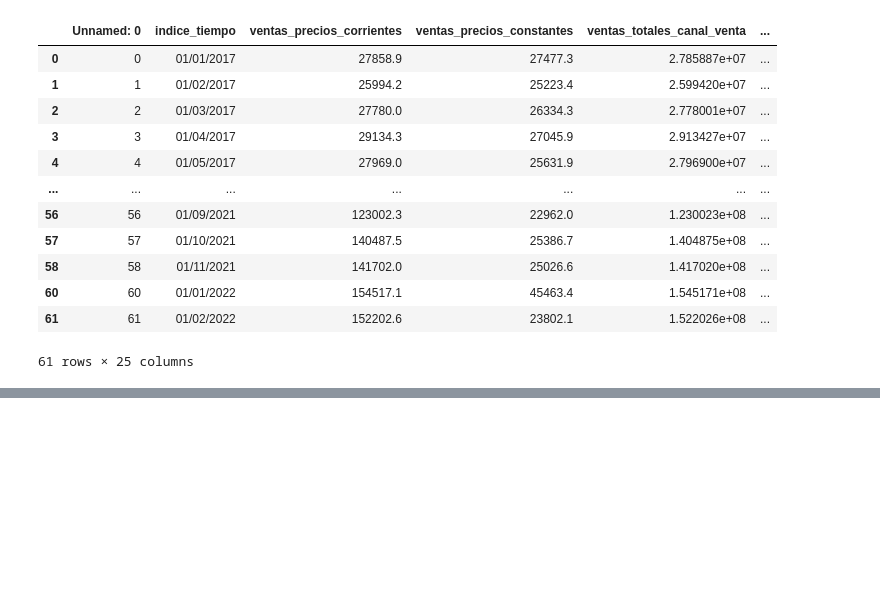
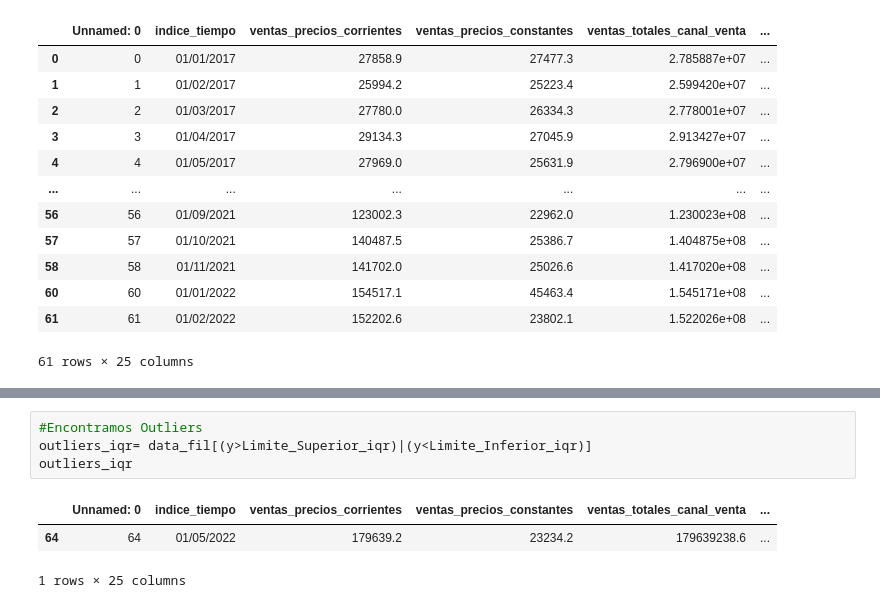
Before and after one commit to ElizabethCobos/Actividad3, a Jupyter notebook: Actividad3.ipynb, the cells around one changed output, grey strips where cells are left out. Saved outputs shown, nothing was run; the diff lists cells and outputs as text; blank space fills up the shorter version.

```diff
--- a/Actividad3.ipynb
+++ b/Actividad3.ipynb
@@ -1294,0 +1312,8 @@ data_clean_iqr
+# %%
+#Encontramos Outliers
+outliers_iqr= data_fil[(y>Limite_Superior_iqr)|(y<Limite_Inferior_iqr)]
+outliers_iqr
+# %% [output]
+|  | Unnamed: 0 | indice_tiempo | ventas_precios_corrientes | ventas_precios_constantes | ventas_totales_canal_venta | ... |
+| 64 | 64 | 01/05/2022 | 179639.2 | 23234.2 | 179639238.6 | ... |
+1 rows × 25 columns
```
Also changed, not shown: parts of 2 cells of this notebook.
